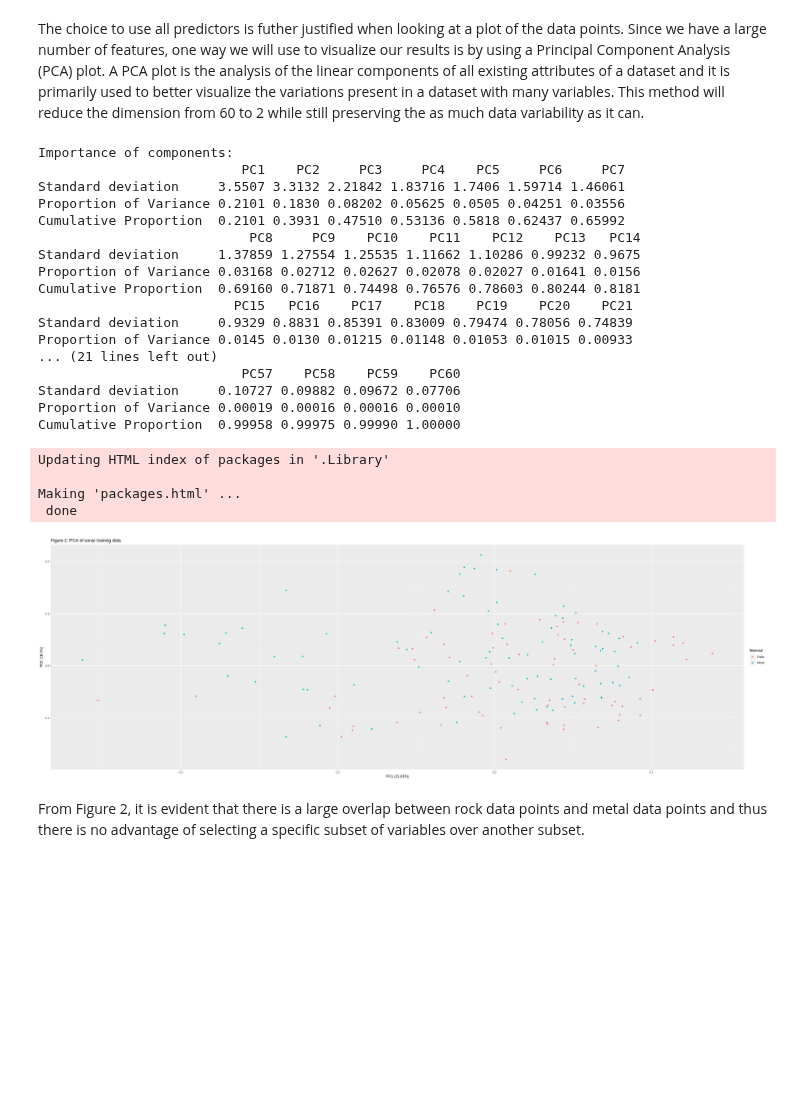
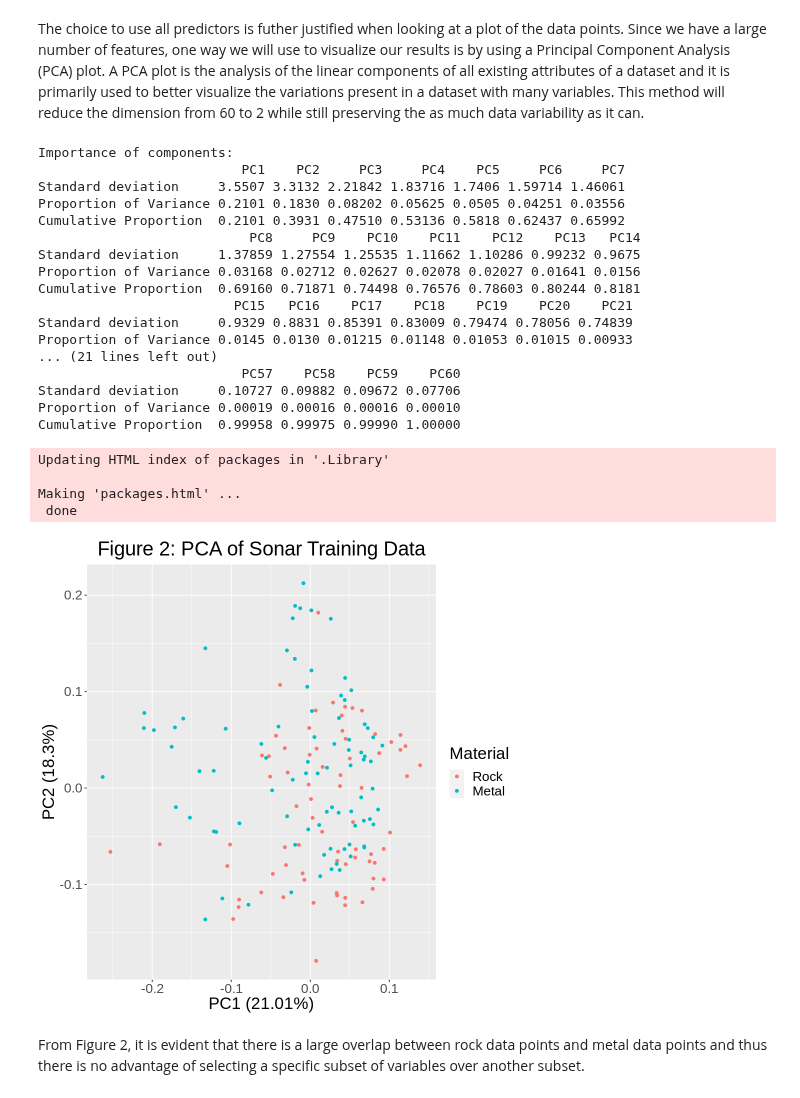
Before and after one commit to m2icocoa/group_project_team_6, a Jupyter notebook: proposal.ipynb, the cells around one changed output. Saved outputs shown, nothing was run; the diff lists cells and outputs as text; code cells hidden in the pictures; blank space fills up the shorter version.

Commit message:
titles, references

```diff
--- a/proposal.ipynb
+++ b/proposal.ipynb
@@ -171,42 +177,44 @@ Figure 1 shows that for every variable, the mean return measurement for rock and
 The choice to use all predictors is futher justified when looking at a plot of the data points. Since we have a large number of features, one way we will use to visualize our results is by using a Principal Component Analysis (PCA) plot. A PCA plot is the analysis of the linear components of all existing attributes of a dataset and it is primarily used to better visualize the variations present in a dataset with many variables. This method will reduce the dimension from 60 to 2 while still preserving the as much data variability as it can.
 # %%
 ## Code adapted from: https://www.geeksforgeeks.org/how-to-make-pca-plot-with-r/
-
+options(repr.plot.width = 8, repr.plot.height = 8)
 sonar_pca <- prcomp(sonar_training[,c(1:60)],
                    center = TRUE,
                    scale. = TRUE)
 
 # Here we get 60 principal components named PC1-60. Each of these explains a percentage of the total variation in the dataset.
 summary(sonar_pca)
 
 install.packages("ggfortify")
 library(ggfortify)
 sonar_pca_plot <- autoplot(sonar_pca, data = sonar_training, colour = 'Rocks_or_Mines') +
-    labs(colour = "Material", title = "Figure 2. PCA of sonar training data")
+    labs(colour = "Material", title = "Figure 2: PCA of Sonar Training Data") +
+    theme(plot.title = element_text(hjust = 0.5),
+          text = element_text(size = 20))
 sonar_pca_plot
 # %% [output]
 Importance of components:
                           PC1    PC2     PC3     PC4    PC5     PC6     PC7
 Standard deviation     3.5507 3.3132 2.21842 1.83716 1.7406 1.59714 1.46061
 Proportion of Variance 0.2101 0.1830 0.08202 0.05625 0.0505 0.04251 0.03556
 Cumulative Proportion  0.2101 0.3931 0.47510 0.53136 0.5818 0.62437 0.65992
                            PC8     PC9    PC10    PC11    PC12    PC13   PC14
 Standard deviation     1.37859 1.27554 1.25535 1.11662 1.10286 0.99232 0.9675
 Proportion of Variance 0.03168 0.02712 0.02627 0.02078 0.02027 0.01641 0.0156
 Cumulative Proportion  0.69160 0.71871 0.74498 0.76576 0.78603 0.80244 0.8181
                          PC15   PC16    PC17    PC18    PC19    PC20    PC21
 Standard deviation     0.9329 0.8831 0.85391 0.83009 0.79474 0.78056 0.74839
 Proportion of Variance 0.0145 0.0130 0.01215 0.01148 0.01053 0.01015 0.00933
 ... (21 lines left out)
                           PC57    PC58    PC59    PC60
 Standard deviation     0.10727 0.09882 0.09672 0.07706
 Proportion of Variance 0.00019 0.00016 0.00016 0.00010
 Cumulative Proportion  0.99958 0.99975 0.99990 1.00000
 Updating HTML index of packages in '.Library'
 
 Making 'packages.html' ...
  done
-[figure, old version]
+[figure, new version]
 # %% [markdown]
 From Figure 2, it is evident that there is a large overlap between rock data points and metal data points and thus there is no advantage of selecting a specific subset of variables over another subset.
 # %% [markdown]
```
Also changed, not shown: parts of 7 cells of this notebook.
